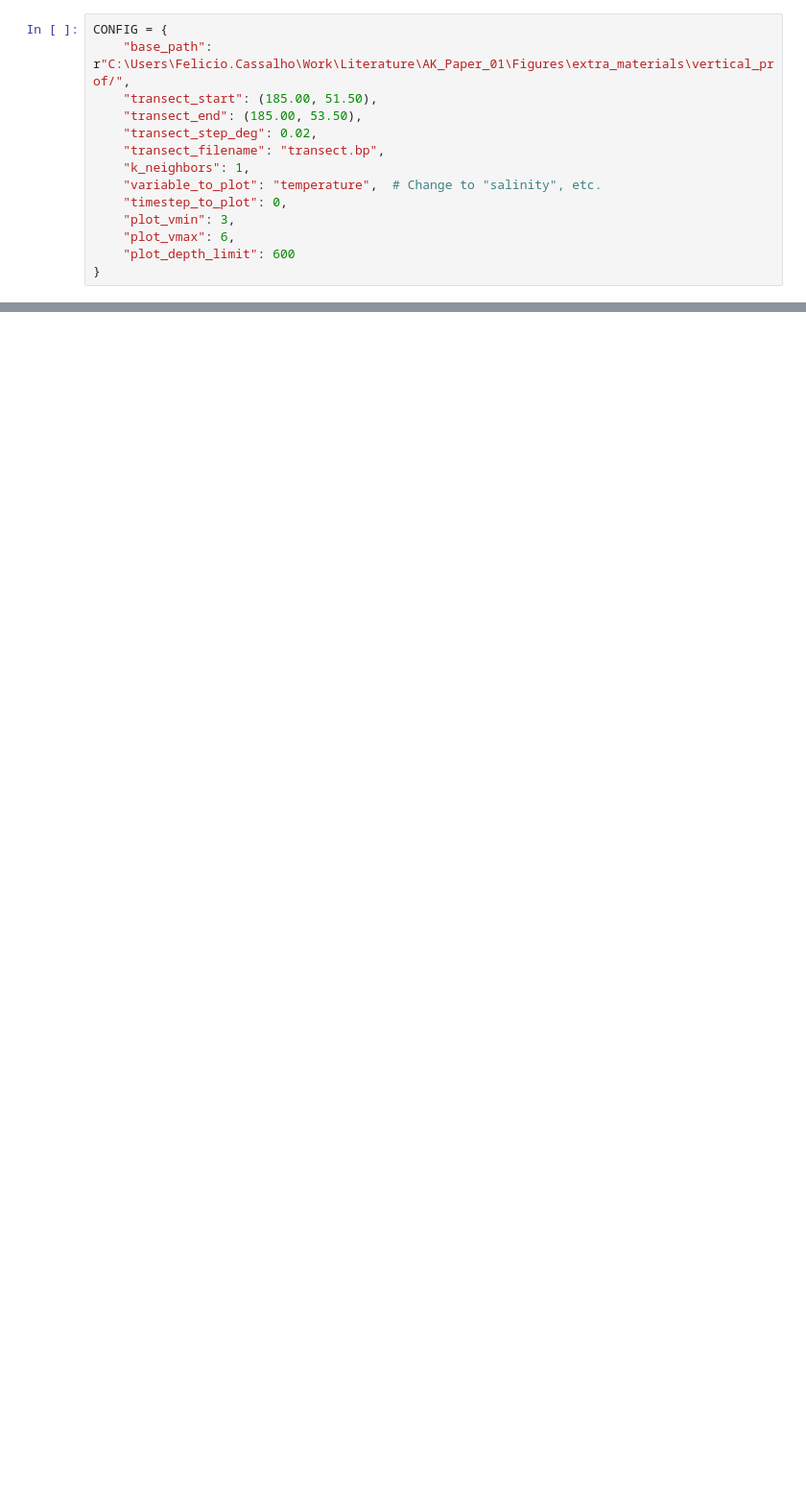
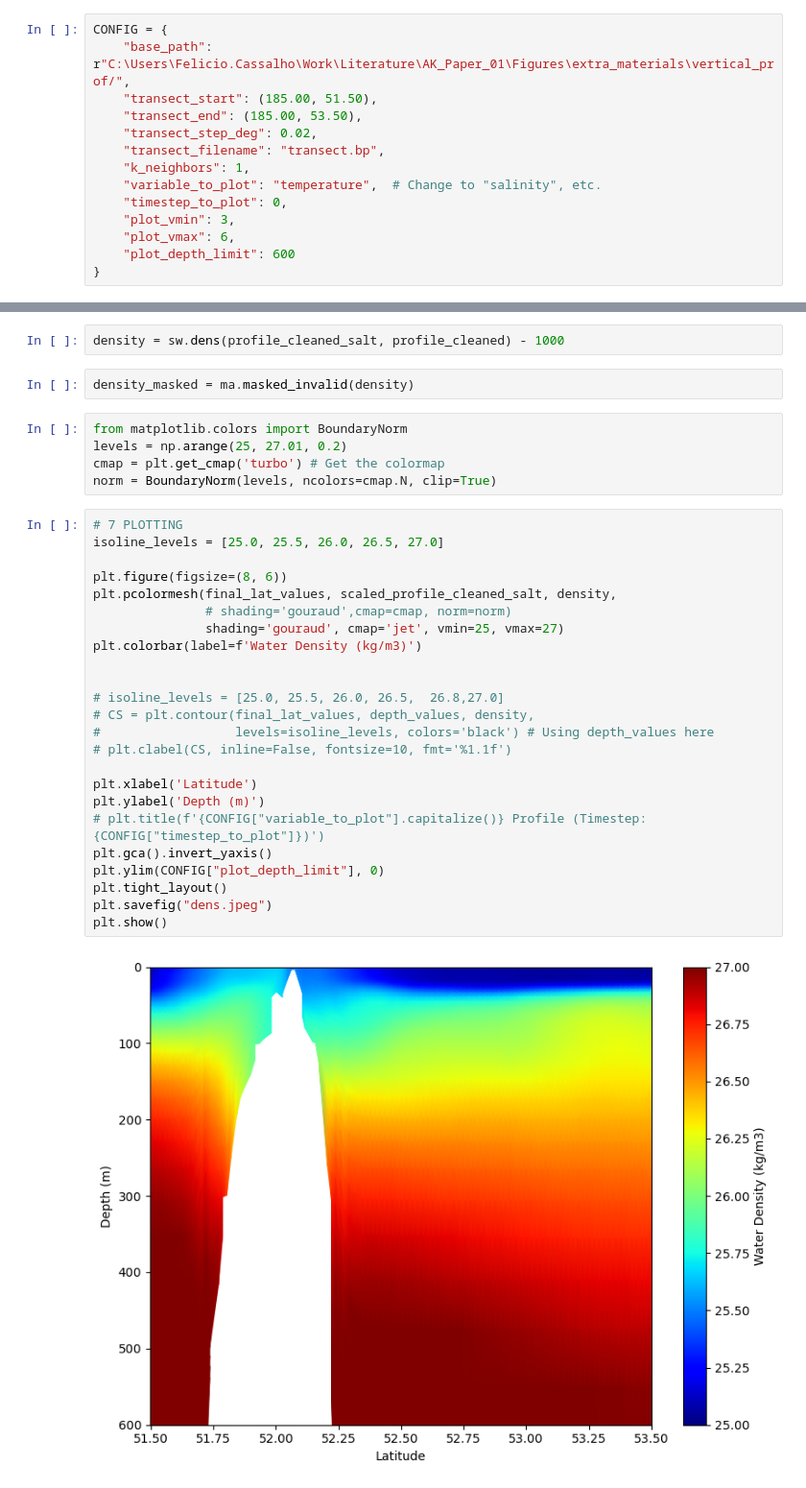
Before and after one commit to felicio93/code_dev, a Jupyter notebook: AK_paper/vertical_plot.ipynb, the cells around one changed output, grey strips where cells are left out. Shown at 96% size. Drawn from its saved outputs; the diff is of its cells as text; blank space fills up the shorter version.

```diff
--- a/AK_paper/vertical_plot.ipynb
+++ b/AK_paper/vertical_plot.ipynb
@@ -457,0 +187,35 @@ array([433034, 433925, 434818, 434819, 435729, 435731, 435732, 435707,
+# %%
+density = sw.dens(profile_cleaned_salt, profile_cleaned) - 1000
+# %%
+density_masked = ma.masked_invalid(density)
+# %%
+from matplotlib.colors import BoundaryNorm
+levels = np.arange(25, 27.01, 0.2)
+cmap = plt.get_cmap('turbo') # Get the colormap
+norm = BoundaryNorm(levels, ncolors=cmap.N, clip=True)
+# %%
+# 7 PLOTTING
+isoline_levels = [25.0, 25.5, 26.0, 26.5, 27.0]
+
+plt.figure(figsize=(8, 6))
+plt.pcolormesh(final_lat_values, scaled_profile_cleaned_salt, density,
+               # shading='gouraud',cmap=cmap, norm=norm)
+               shading='gouraud', cmap='jet', vmin=25, vmax=27)
+plt.colorbar(label=f'Water Density (kg/m3)')
+
+
+# isoline_levels = [25.0, 25.5, 26.0, 26.5,  26.8,27.0]
+# CS = plt.contour(final_lat_values, depth_values, density,
+#                  levels=isoline_levels, colors='black') # Using depth_values here
+# plt.clabel(CS, inline=False, fontsize=10, fmt='%1.1f')
+
+plt.xlabel('Latitude')
+plt.ylabel('Depth (m)')
+# plt.title(f'{CONFIG["variable_to_plot"].capitalize()} Profile (Timestep: {CONFIG["timestep_to_plot"]})')
+plt.gca().invert_yaxis()
+plt.ylim(CONFIG["plot_depth_limit"], 0)
+plt.tight_layout()
+plt.savefig("dens.jpeg")
+plt.show()
+# %% [output]
+[figure, added]
```
Also changed, not shown: parts of 42 cells of this notebook, 1 other file.
